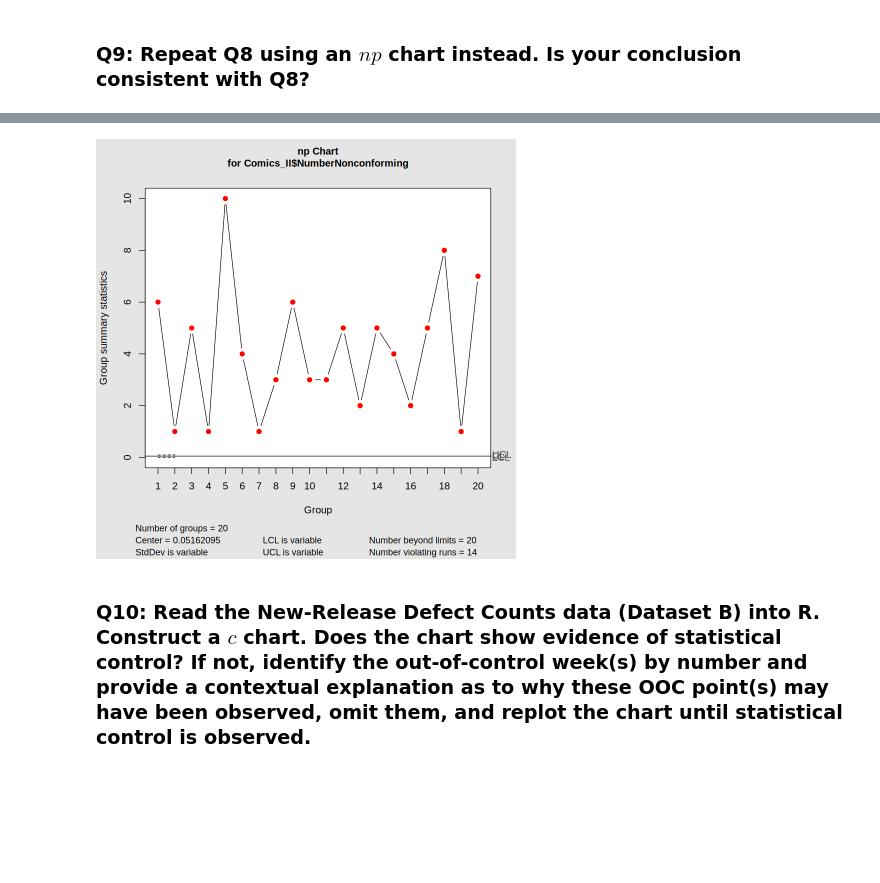
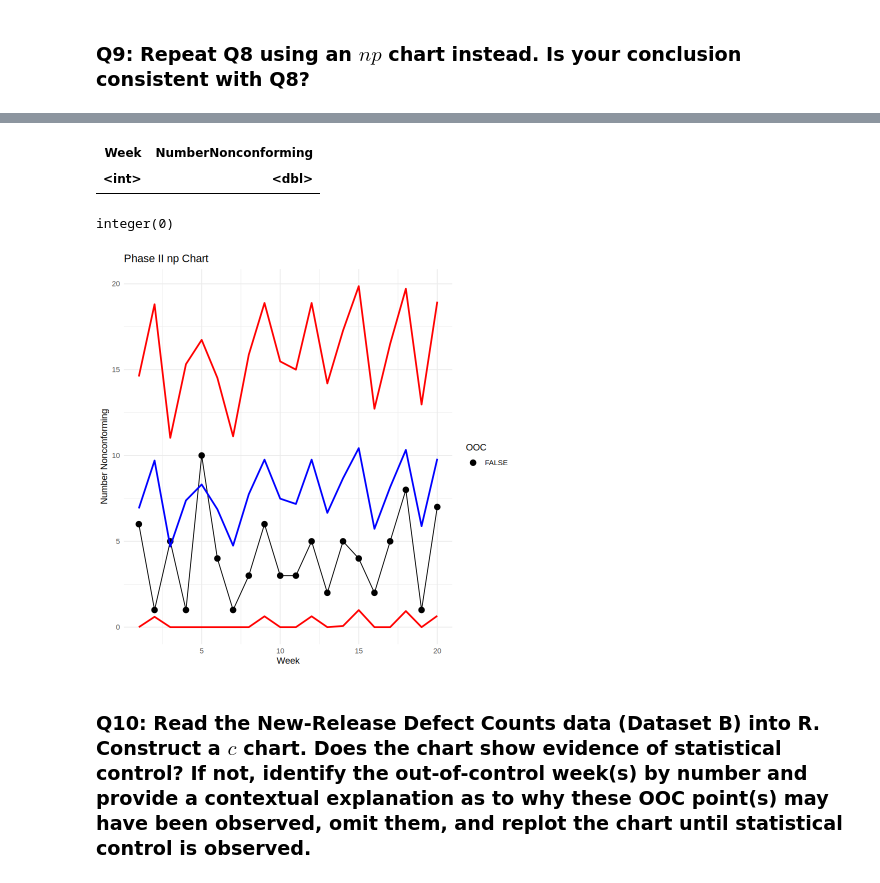
Before and after one commit to DesyneMartinez/STAT-7110-Quality-Control, a Jupyter notebook: Assignments/HW3/STAT-7110-HW3.ipynb, the cells around one changed output, grey strips where cells are left out. Saved outputs shown, nothing was run; the diff lists cells and outputs as text; code cells hidden in the pictures; blank space fills up the shorter version.

```diff
--- a/Assignments/HW3/STAT-7110-HW3.ipynb
+++ b/Assignments/HW3/STAT-7110-HW3.ipynb
@@ -282,16 +276,72 @@ The OOC point is week number: 2
 # %%
 ## Q9 Code ##
 
-## Utilzing the finalized phase 1 p chart limits from Q6 ##
+## Q9 - Phase II np Chart with Variable Sample Sizes ##
 
+library(tidyverse)
+library(readxl)
+library(ggplot2)
 
-comic_np <- qcc(Comics_II$NumberNonconforming,
-                       type="np",
-                       sizes=Comics_II$TotalComics,
-                       center = pbar,
-                       limits = c(lclp,uclp),
-                       plot = TRUE)
+## Read in Phase II Data ##
+Comics_II <- read_excel("RavisComics_ShipmentCondition_PhaseII.xlsx")
 
- ooc_pointsnp <- comic_np$violations$beyond.limits
-cat("The OOC points is Week numbers:", ooc_pointsnp, "\n")
+## Bring forward p-bar from finalized Phase I chart ##
+pbar <- Comic_chart1$center
+
+## Calculate np-chart statistics ##
+Comics_II <- Comics_II %>%
+  mutate(
+    Week = row_number(),
+
+    CL = TotalComics * pbar,
+
+    UCL = CL + 3 * sqrt(TotalComics * pbar * (1 - pbar)),
+
+    LCL = pmax(
+      0,
+      CL - 3 * sqrt(TotalComics * pbar * (1 - pbar))
+    ),
+
+    OOC = NumberNonconforming > UCL |
+          NumberNonconforming < LCL
+  )
+
+## Display OOC Weeks ##
+Comics_II %>%
+  filter(OOC) %>%
+  select(Week, NumberNonconforming)
+
+## Plot the np Chart ##
+ggplot(Comics_II, aes(x = Week)) +
+
+  geom_line(aes(y = NumberNonconforming),
+            color = "black") +
+
+  geom_point(aes(y = NumberNonconforming,
+                 color = OOC),
+             size = 3) +
+
+  geom_line(aes(y = CL),
+            color = "blue",
+            linewidth = 1) +
+
+  geom_line(aes(y = UCL),
+            color = "red",
+            linewidth = 1) +
+
+  geom_line(aes(y = LCL),
+            color = "red",
+            linewidth = 1) +
+
+  scale_color_manual(values = c("black", "red")) +
+
+  labs(
+    title = "Phase II np Chart",
+    x = "Week",
+    y = "Number Nonconforming"
+  ) +
+
+  theme_minimal()
+
+which(Comics_II$OOC)
 # %% [output]
@@ -299,4 +349,7 @@ The OOC points is Week numbers: 1 2 3 4 5 6 7 8 9 10 11 12 13 14 15 16 17 18 19
+| Week | NumberNonconforming |
+| <int> | <dbl> |
+integer(0)
-[figure, old version]
+[figure, new version]
 # %% [markdown]
 ### Q10: Read the New-Release Defect Counts data (Dataset B) into R. Construct a $c$ chart. Does the chart show evidence of statistical control? If not, identify the out-of-control week(s) by number and provide a contextual explanation as to why these OOC point(s) may have been observed, omit them, and replot the chart until statistical control is observed.
 # %%
```
Also changed, not shown: parts of 2 cells of this notebook.
